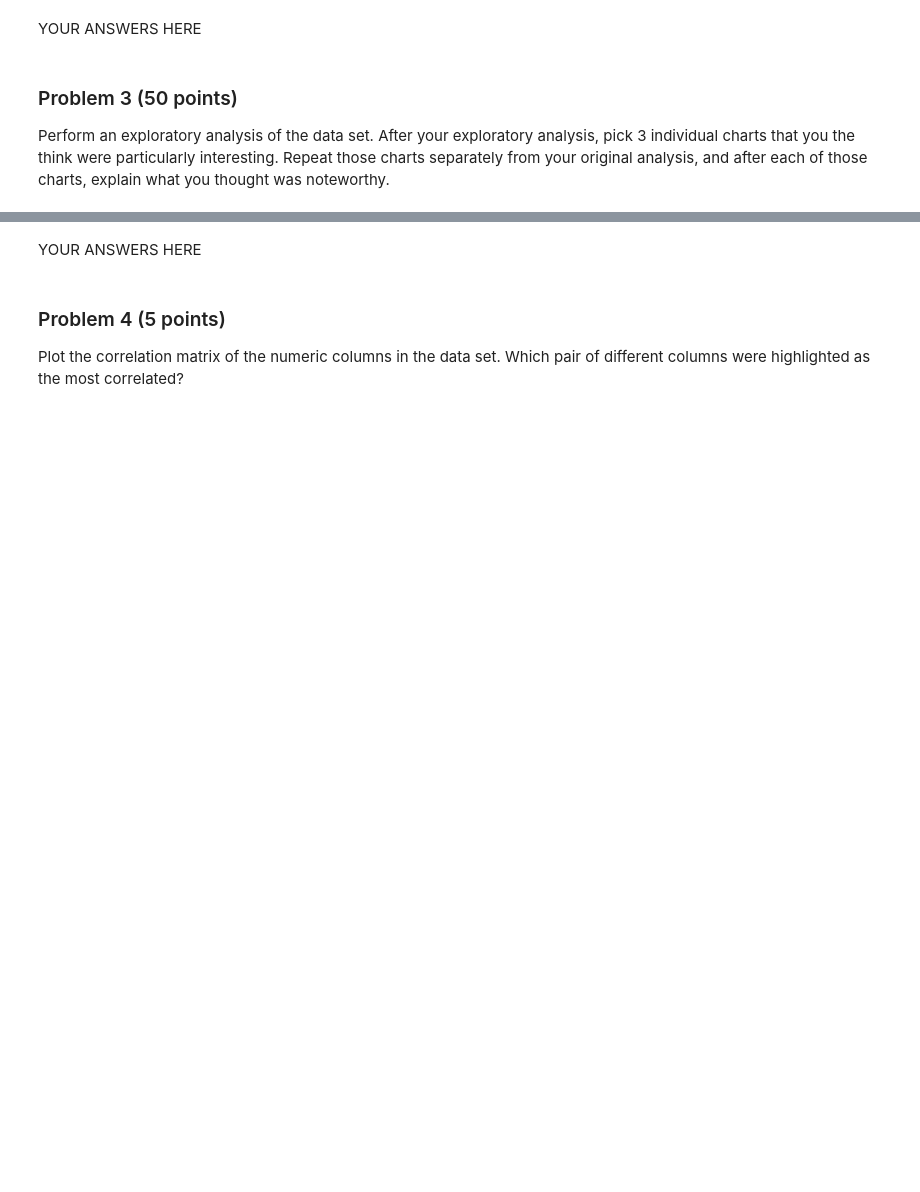
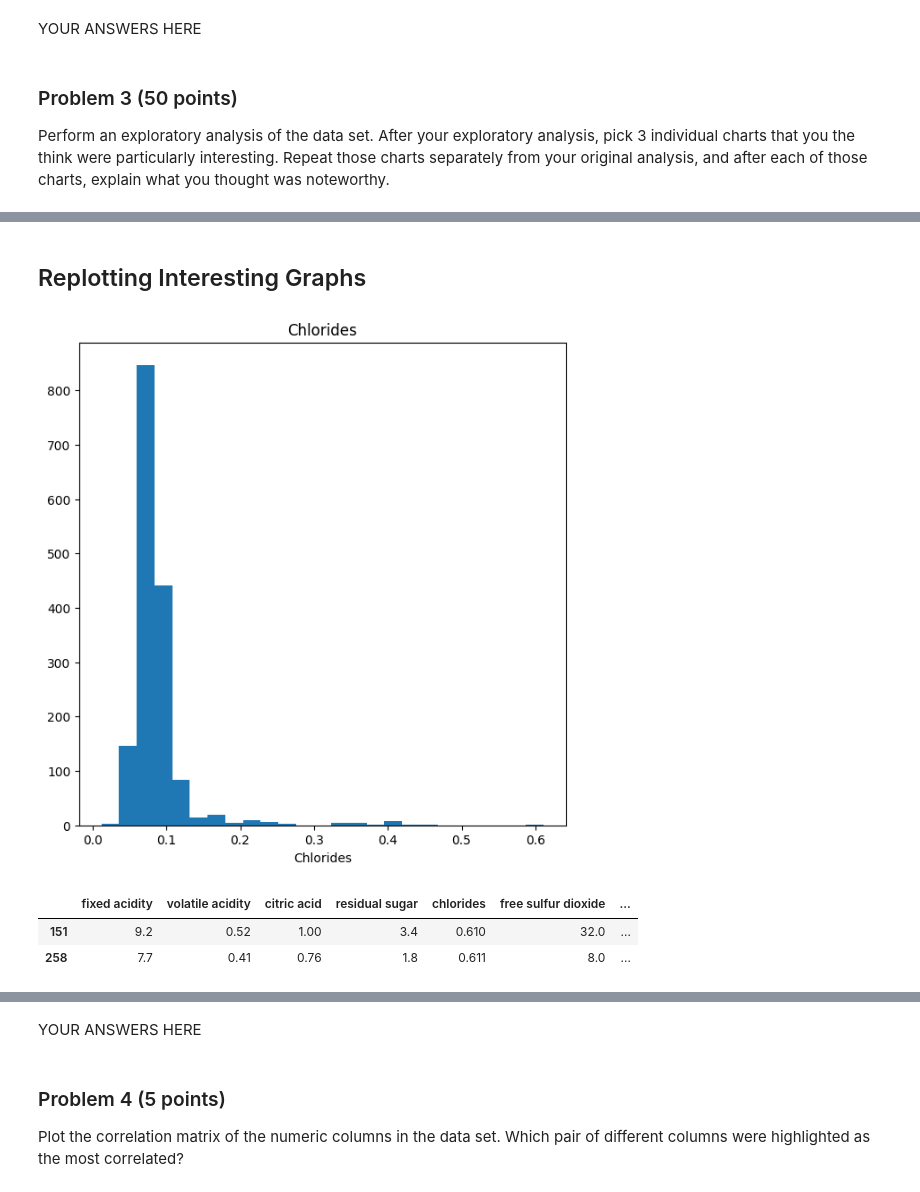
Before and after one commit to Madi-Williams/dx602-final-project, a Jupyter notebook: project.ipynb, the cells around one changed output, grey strips where cells are left out. Cells and saved outputs as stored; diff of their text form; code cells hidden in the pictures; blank space fills up the shorter version.

```diff
--- a/project.ipynb
+++ b/project.ipynb
@@ -90,0 +233,18 @@ Repeat those charts separately from your original analysis, and after each of th
+# %% [markdown]
+## Replotting Interesting Graphs
+# %%
+# replotting chlorides histogram to show possible outlier
+plt.figure(figsize=(7,7))
+plt.hist(df["chlorides"], bins=25)
+plt.title("Chlorides")
+plt.xlabel("Chlorides")
+plt.show()
+# %% [output]
+[figure, added]
+# %%
+# performing a query to find outliers in dataset
+df.query("chlorides > 0.5")
+# %% [output]
+|  | fixed acidity | volatile acidity | citric acid | residual sugar | chlorides | free sulfur dioxide | ... |
+| 151 | 9.2 | 0.52 | 1.00 | 3.4 | 0.610 | 32.0 | ... |
+| 258 | 7.7 | 0.41 | 0.76 | 1.8 | 0.611 | 8.0 | ... |
```
Also changed, not shown: parts of 50 cells of this notebook, 2 other files.
